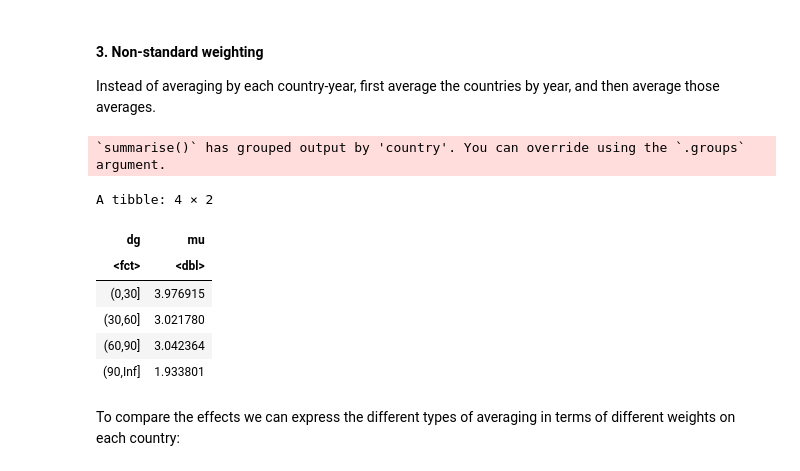
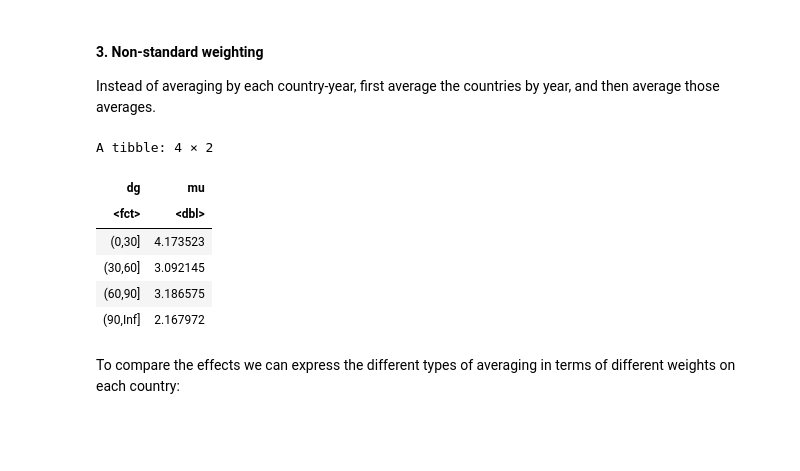
Before and after one commit to jeswheel/stats604, a Jupyter notebook: lectures/week11/lecture16/rr.ipynb, the cells around one changed output. Drawn from its saved outputs; the diff is of its cells as text; code cells hidden in the pictures; blank space fills up the shorter version.

```diff
--- a/lectures/week11/lecture16/rr.ipynb
+++ b/lectures/week11/lecture16/rr.ipynb
@@ -62,17 +66,16 @@ A grouped_df: 5 × 9
 Instead of averaging by each country-year, first average the countries by year, and then average those averages.
 # %%
 rr %>%
-    group_by(country, dg) %>% summarize(mu = mean(`growth rate`)) %>%
-    group_by(dg) %>% summarize(mu = mean(mu))
+    # group_by(country, dg) %>% summarize(mu = mean(`growth rate`)) %>%
+    group_by(dg) %>% summarize(mu = mean(`growth rate`))
 # %% [output]
-`summarise()` has grouped output by 'country'. You can override using the `.groups` argument.
+A tibble: 4 × 2
-A tibble: 4 × 2
 | dg | mu |
 | <fct> | <dbl> |
-| (0,30] | 3.976915 |
-| (30,60] | 3.021780 |
-| (60,90] | 3.042364 |
-| (90,Inf] | 1.933801 |
+| (0,30] | 4.173523 |
+| (30,60] | 3.092145 |
+| (60,90] | 3.186575 |
+| (90,Inf] | 2.167972 |
 # %% [markdown]
 To compare the effects we can express the different types of averaging in terms of different weights on each country:
 # %%
```
Also changed, not shown: parts of 9 cells of this notebook.
